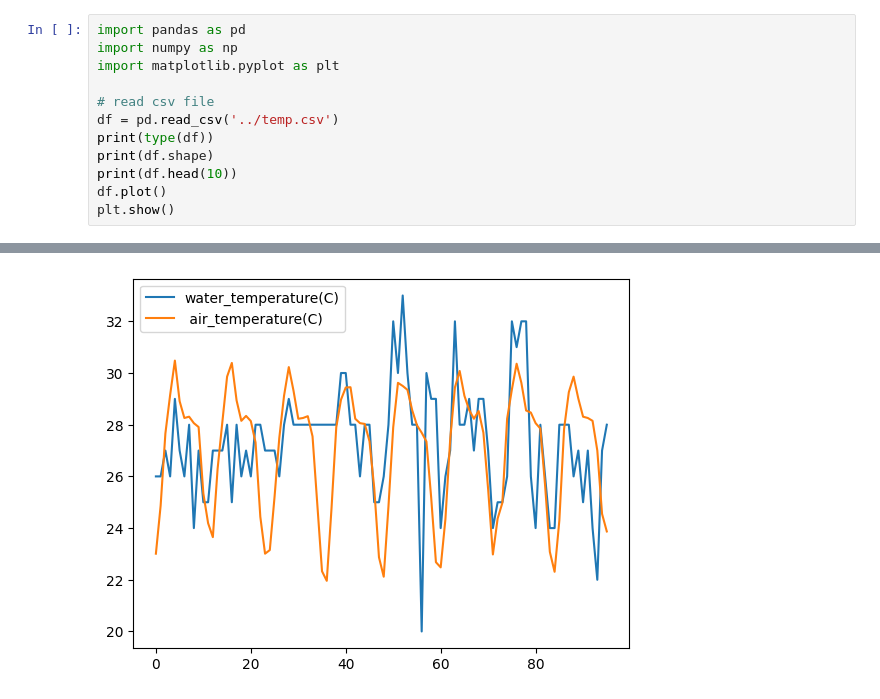
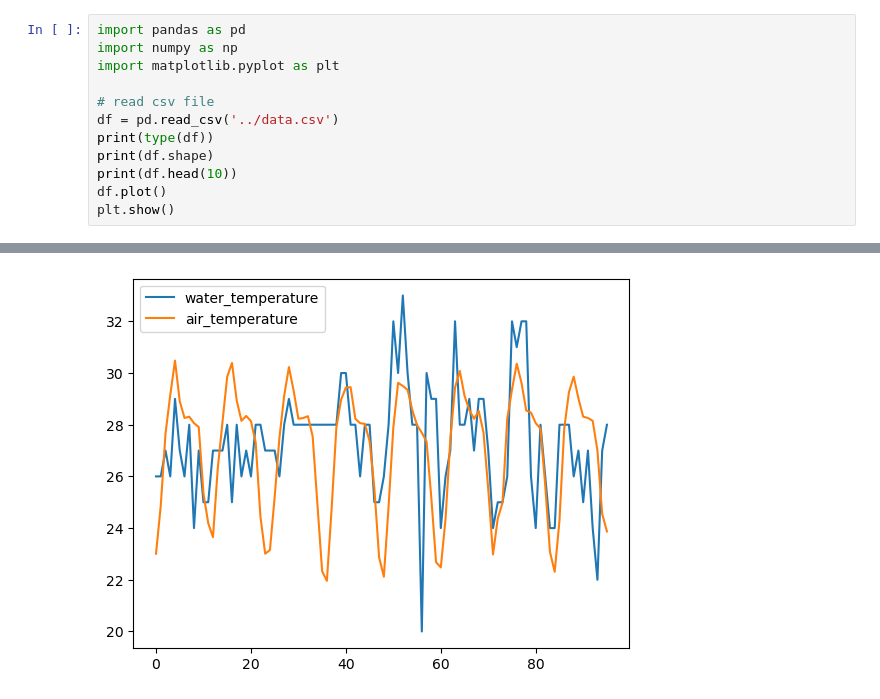
Before and after one commit to starblaz3/DjangoApp, a Jupyter notebook: python/sdo.ipynb, the cells around one changed output, grey strips where cells are left out. Saved outputs shown, nothing was run; the diff lists cells and outputs as text.

```diff
--- a/python/sdo.ipynb
+++ b/python/sdo.ipynb
@@ -4,7 +4,7 @@ import numpy as np
 import matplotlib.pyplot as plt
 
 # read csv file
-df = pd.read_csv('../temp.csv')
+df = pd.read_csv('../data.csv')
 print(type(df))
 print(df.shape)
 print(df.head(10))
@@ -27,4 +27,4 @@ plt.show()
-[figure, old version]
+[figure, new version]
 # %%
 
 new_df = pd.DataFrame()
```
Also changed, not shown: parts of 2 cells of this notebook, 15 other files.
